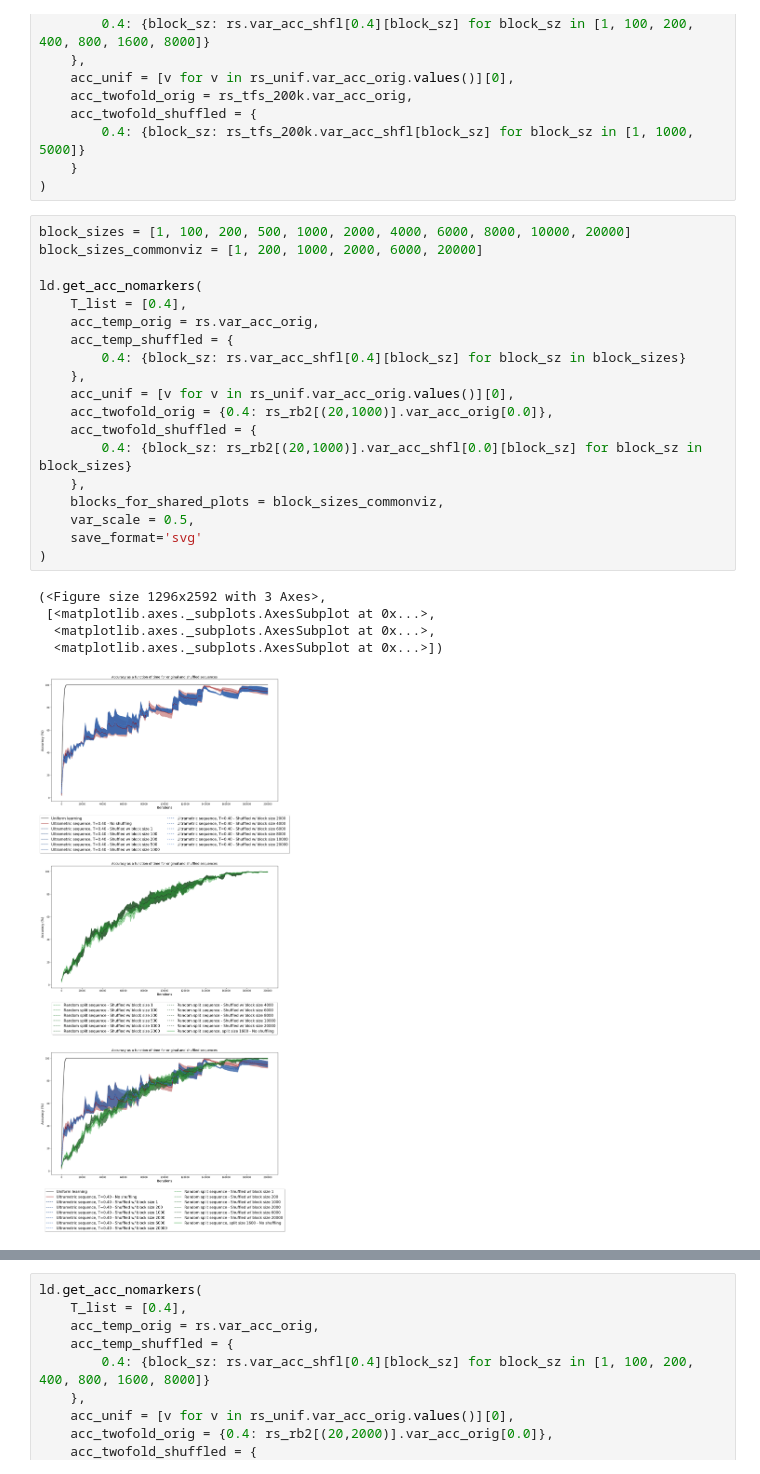
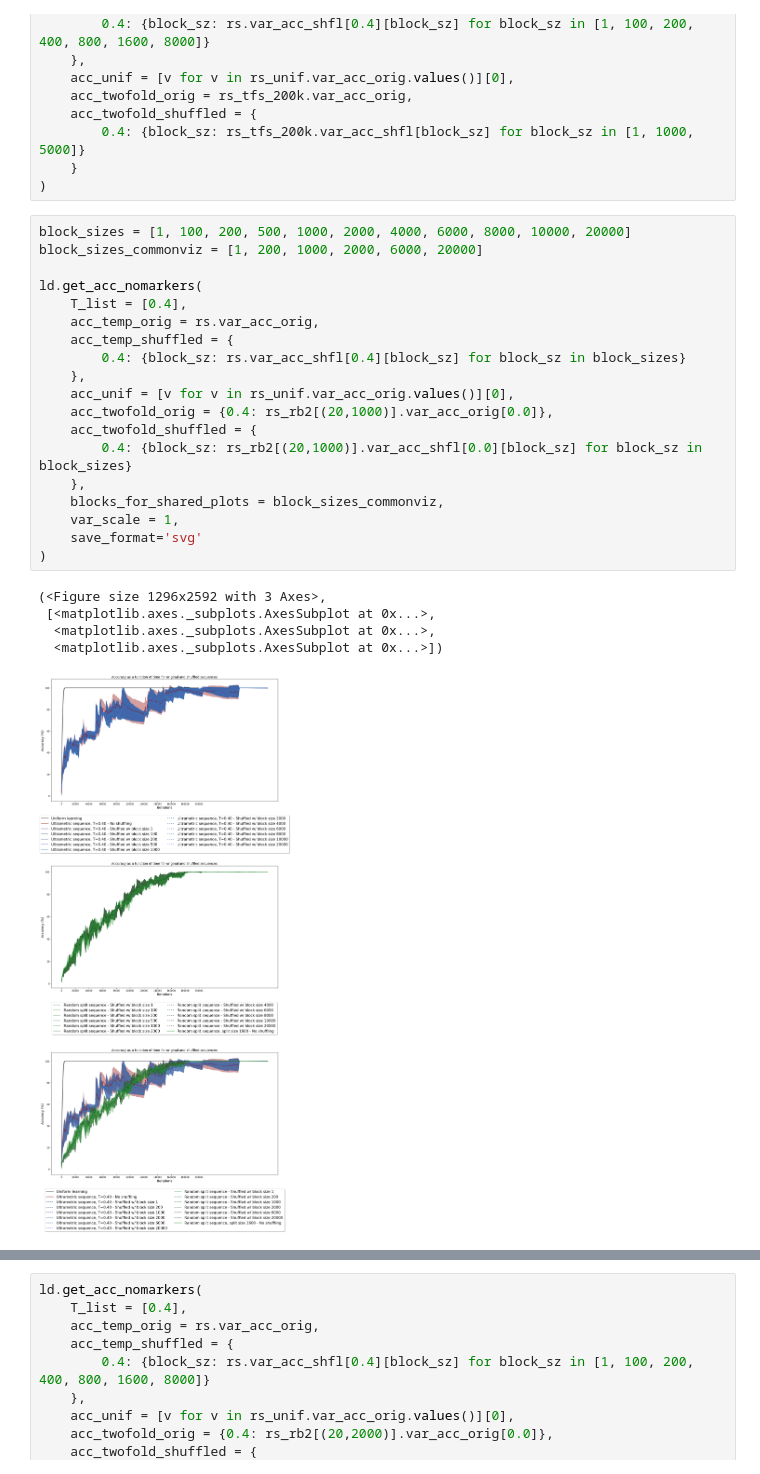
Before and after one commit to Brossollet-Antonin/Ultrametric-benchmark, a Jupyter notebook: notebooks/data_analysis_v2.ipynb, the cells around one changed output, grey strips where cells are left out. Drawn from its saved outputs; the diff is of its cells as text.

```diff
--- a/notebooks/data_analysis_v2.ipynb
+++ b/notebooks/data_analysis_v2.ipynb
@@ -164,25 +190,25 @@ ld.get_acc_nomarkers(
 # %%
 block_sizes = [1, 100, 200, 500, 1000, 2000, 4000, 6000, 8000, 10000, 20000]
 block_sizes_commonviz = [1, 200, 1000, 2000, 6000, 20000]
 
 ld.get_acc_nomarkers(
     T_list = [0.4],
     acc_temp_orig = rs.var_acc_orig,
     acc_temp_shuffled = {
         0.4: {block_sz: rs.var_acc_shfl[0.4][block_sz] for block_sz in block_sizes}
     },
     acc_unif = [v for v in rs_unif.var_acc_orig.values()][0],
     acc_twofold_orig = {0.4: rs_rb2[(20,1000)].var_acc_orig[0.0]},
     acc_twofold_shuffled = {
         0.4: {block_sz: rs_rb2[(20,1000)].var_acc_shfl[0.0][block_sz] for block_sz in block_sizes}
     },
     blocks_for_shared_plots = block_sizes_commonviz,
-    var_scale = 0.5,
+    var_scale = 1,
     save_format='svg'
 )
 # %% [output]
 (<Figure size 1296x2592 with 3 Axes>,
  [<matplotlib.axes._subplots.AxesSubplot at 0x...>,
   <matplotlib.axes._subplots.AxesSubplot at 0x...>,
   <matplotlib.axes._subplots.AxesSubplot at 0x...>])
-[figure, old version]
+[figure, new version]
```
Also changed, not shown: parts of 10 cells of this notebook, 1 other file.
